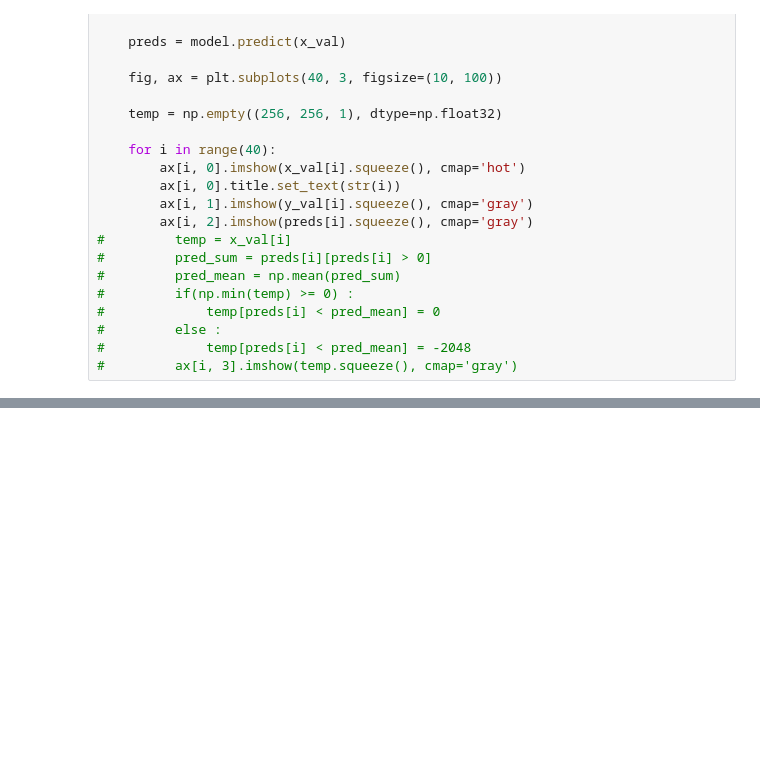
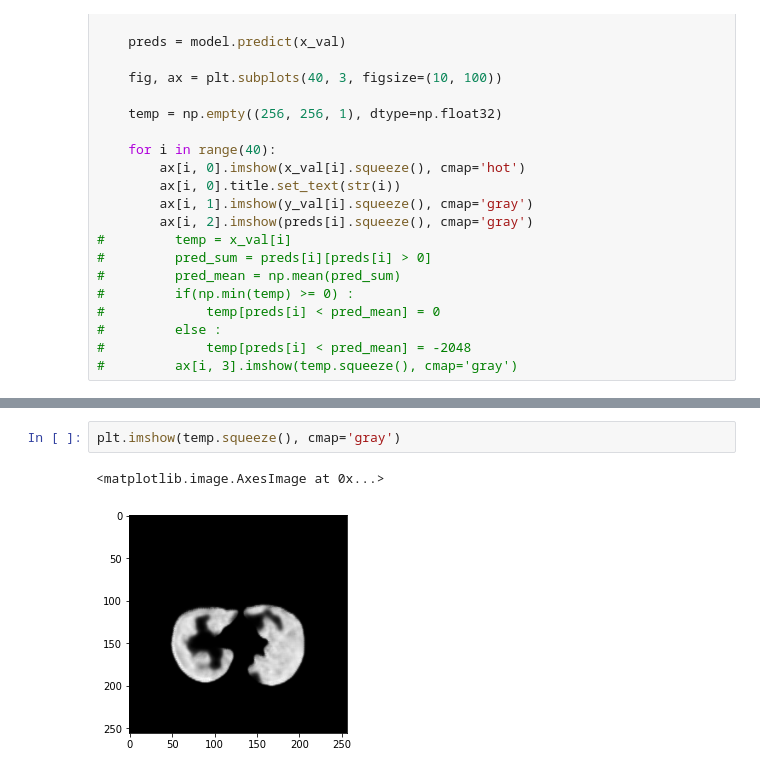
Before and after one commit to ByeonChanHO/COVID-19_Automatic_Diagnosis_System_by_CT, a Jupyter notebook: infection.ipynb, the cells around one changed output, grey strips where cells are left out. Cells and saved outputs as stored; diff of their text form; blank space fills up the shorter version.

```diff
--- a/infection.ipynb
+++ b/infection.ipynb
@@ -256,0 +290,5 @@ for i in range(40):
+# %%
+plt.imshow(temp.squeeze(), cmap='gray')
+# %% [output]
+<matplotlib.image.AxesImage at 0x...>
+[figure, added]
```
Also changed, not shown: parts of 5 cells of this notebook.
